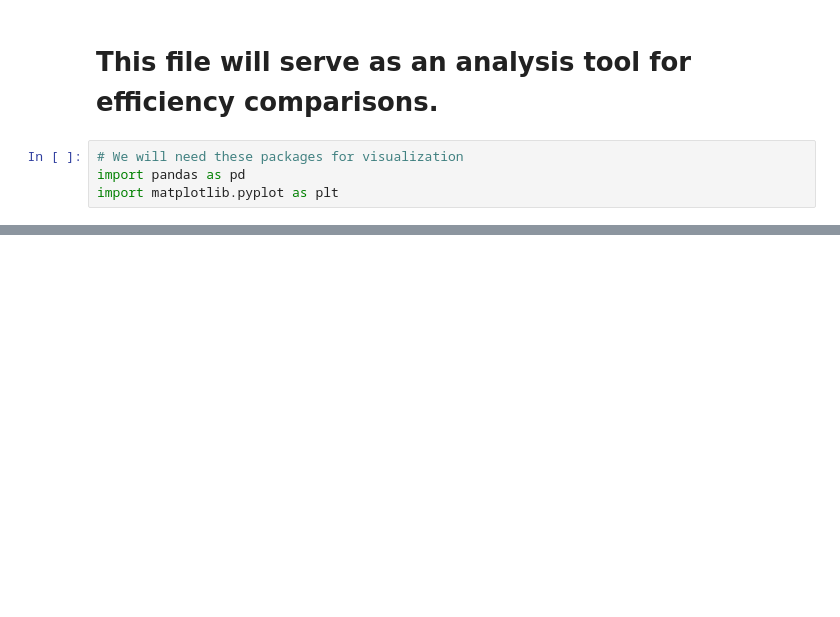
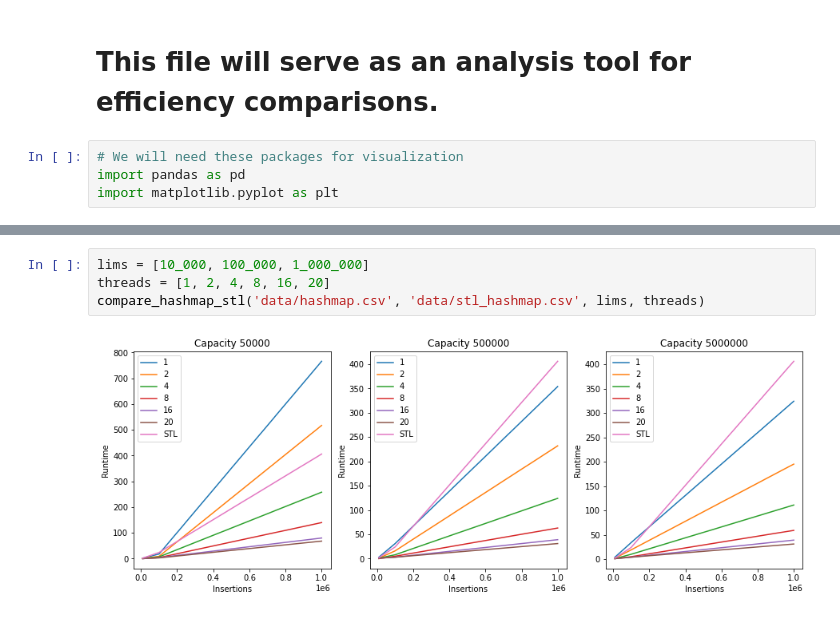
Before and after one commit to TylerMathis/ThreadSafeHashmap, a Jupyter notebook: analysis/notebook.ipynb, the cells around one changed output, grey strips where cells are left out. Saved outputs shown, nothing was run; the diff lists cells and outputs as text; blank space fills up the shorter version.

```diff
--- a/analysis/notebook.ipynb
+++ b/analysis/notebook.ipynb
@@ -88,0 +112,6 @@ plot_hashmap('data/hashset.csv', caps, lims)
+# %%
+lims = [10_000, 100_000, 1_000_000]
+threads = [1, 2, 4, 8, 16, 20]
+compare_hashmap_stl('data/hashmap.csv', 'data/stl_hashmap.csv', lims, threads)
+# %% [output]
+[figure, added]
```
Also changed, not shown: parts of 7 cells of this notebook, 11 other files.
